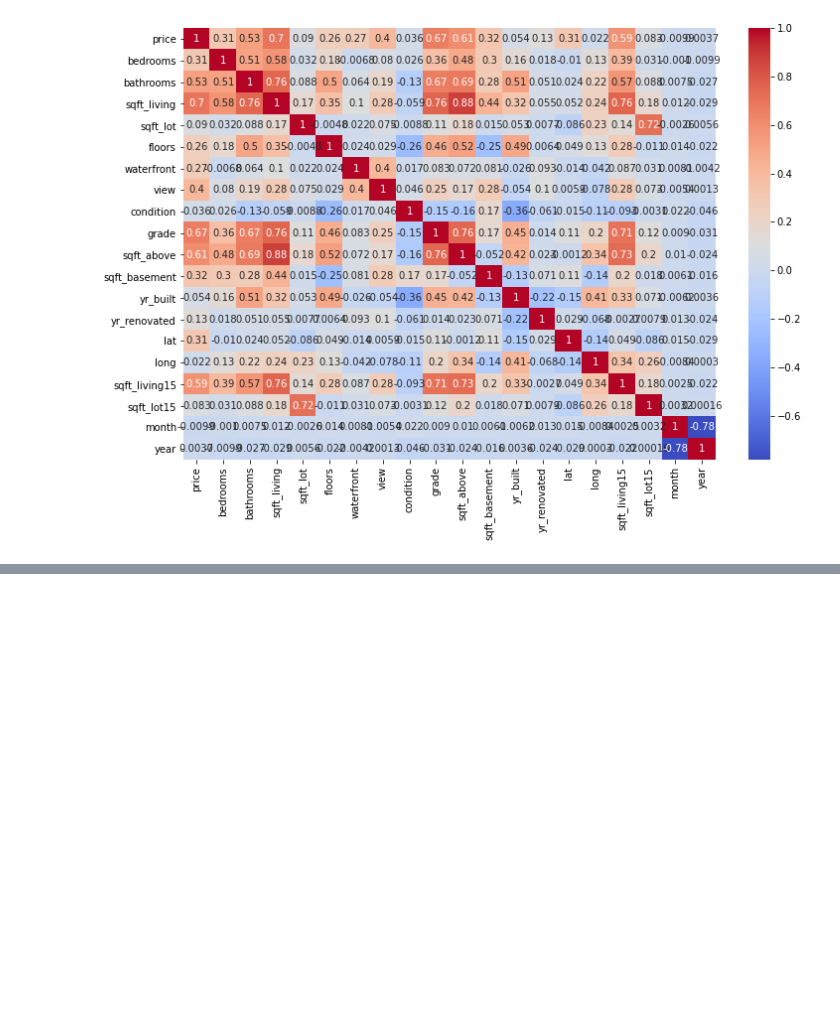
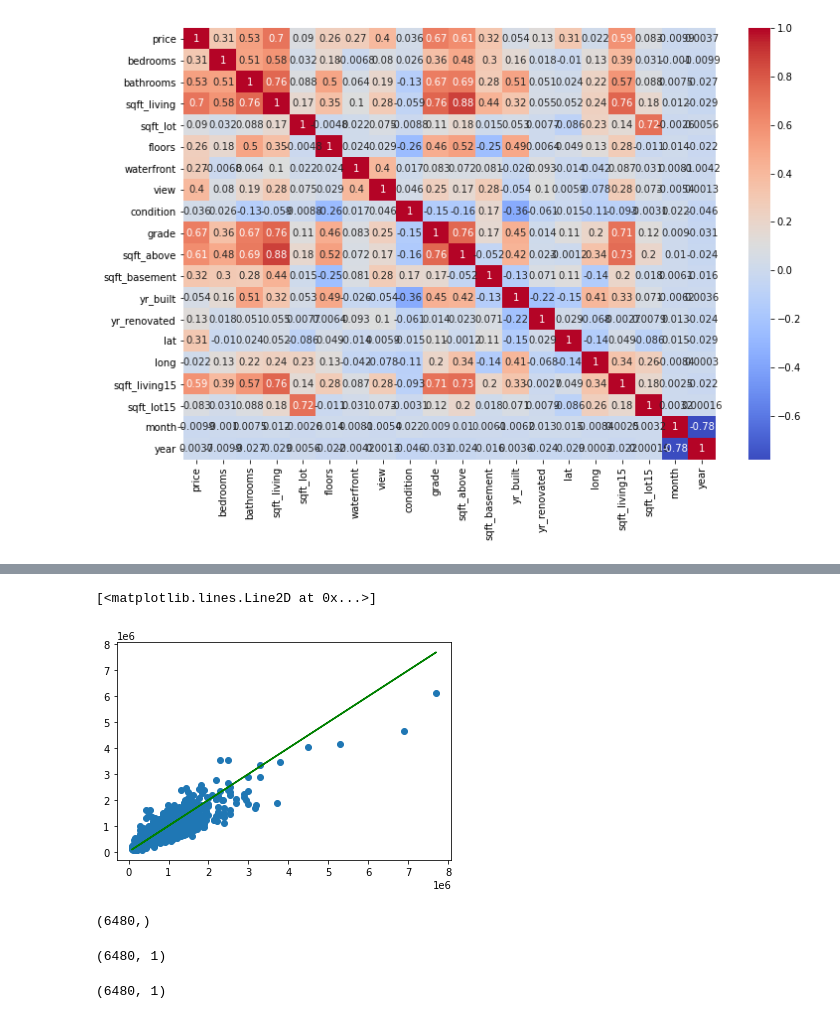
Before and after one commit to mkawsarzaman/ANN_Tensorflow_with_keras_API, a Jupyter notebook: House_sales_prediction_deep_ANN_Tensorflow.ipynb, the cells around one changed output, grey strips where cells are left out. Saved outputs shown, nothing was run; the diff lists cells and outputs as text; code cells hidden in the pictures; blank space fills up the shorter version.

```diff
--- a/House_sales_prediction_deep_ANN_Tensorflow.ipynb
+++ b/House_sales_prediction_deep_ANN_Tensorflow.ipynb
@@ -226,0 +299,2 @@ train_test_split
+# %%
+predictions = model.predict(X_test)
@@ -226,0 +313,18 @@ train_test_split
+# %%
+plt.scatter(x=y_test,y=predictions)
+plt.plot(y_test,y_test,'g')
+# %% [output]
+[<matplotlib.lines.Line2D at 0x...>]
+[figure, added]
+# %%
+y_test.shape
+# %% [output]
+(6480,)
+# %%
+predictions.shape
+# %% [output]
+(6480, 1)
+# %%
+y_test.reshape((6480,1)).shape
+# %% [output]
+(6480, 1)
```
Also changed, not shown: parts of 25 cells of this notebook.
